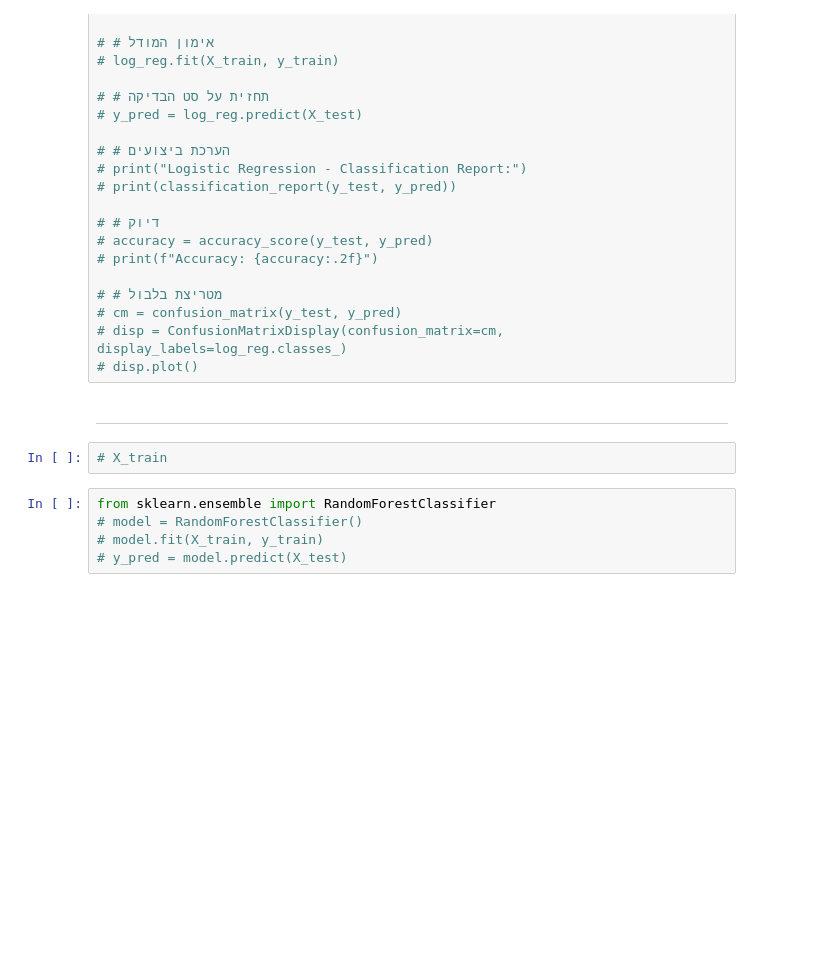
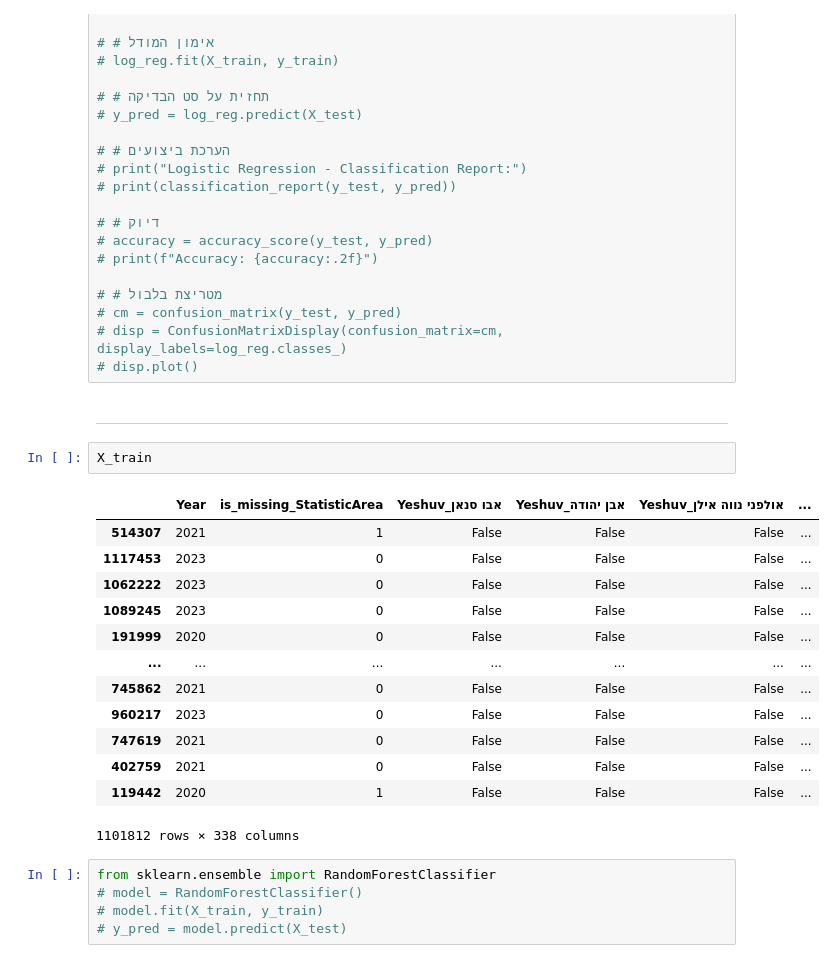
Before and after one commit to orifelszer/CrimeData, a Jupyter notebook: Preprocessing.ipynb, the cells around one changed output. Cells and saved outputs as stored; diff of their text form; blank space fills up the shorter version.

```diff
--- a/Preprocessing.ipynb
+++ b/Preprocessing.ipynb
@@ -406,7 +462,21 @@ y_test = y_test.loc[X_test_cleaned.index]
 # %% [markdown]
 *****
 # %%
-# X_train
+X_train
+# %% [output]
+|  | Year | is_missing_StatisticArea | Yeshuv_אבו סנאן | Yeshuv_אבן יהודה | Yeshuv_אולפני נווה אילן | ... |
+| 514307 | 2021 | 1 | False | False | False | ... |
+| 1117453 | 2023 | 0 | False | False | False | ... |
+| 1062222 | 2023 | 0 | False | False | False | ... |
+| 1089245 | 2023 | 0 | False | False | False | ... |
+| 191999 | 2020 | 0 | False | False | False | ... |
+| ... | ... | ... | ... | ... | ... | ... |
+| 745862 | 2021 | 0 | False | False | False | ... |
+| 960217 | 2023 | 0 | False | False | False | ... |
+| 747619 | 2021 | 0 | False | False | False | ... |
+| 402759 | 2021 | 0 | False | False | False | ... |
+| 119442 | 2020 | 1 | False | False | False | ... |
+1101812 rows × 338 columns
 # %%
 from sklearn.ensemble import RandomForestClassifier
 # model = RandomForestClassifier()
```
Also changed, not shown: parts of 14 cells of this notebook.
